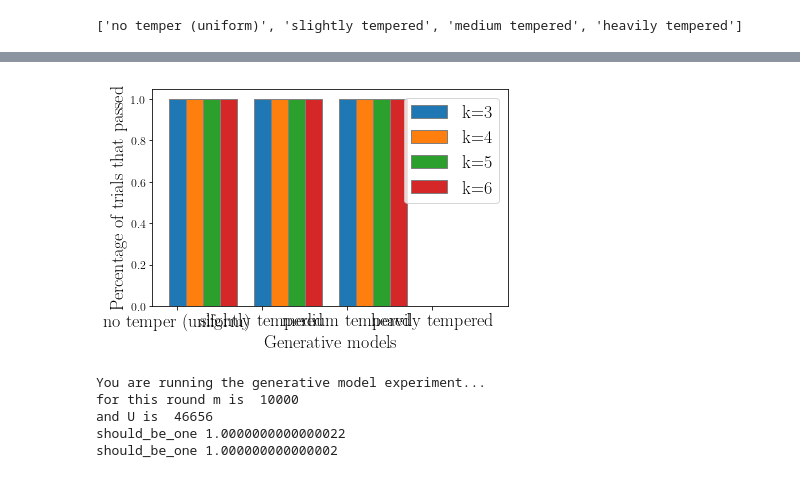
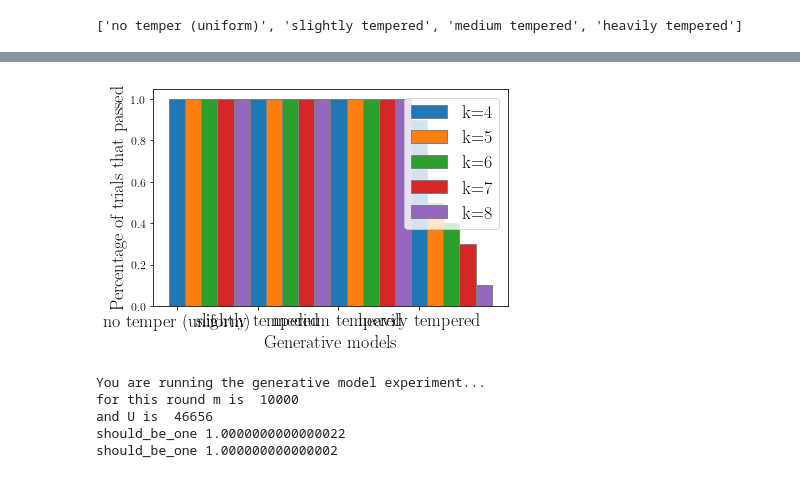
Before and after one commit to AnjaKroon/GenModel, a Jupyter notebook: Plotting.ipynb, the cells around one changed output, grey strips where cells are left out. Cells and saved outputs as stored; diff of their text form; code cells hidden in the pictures.

```diff
--- a/Plotting.ipynb
+++ b/Plotting.ipynb
@@ -18,7 +20,7 @@ path_dir = 'results'
 base =6
 power_base = base
 list_files = load_all_files(path_dir)
-file_to_load = 'SYNTH_'+str(base**base)+'_100000_10_3_2_binning'
+file_to_load = 'SYNTH_'+str(base**base)+'_10000_10_3_2_binning'
 print(file_to_load)
 print(list_files)
 for file in list_files:
@@ -36,15 +38,19 @@ found
 list_of_title_q = list(data.keys())
 
 print(list_of_title_q)
-Bs = len(list(data[list_of_title_q[0]]))
-Bs = [3,4,5,6]
+if len(list(data[list_of_title_q[0]])) == 5:
+
+    Bs = [4,5,6,7,8]
+if len(list(data[list_of_title_q[0]])) == 4:
+
+    Bs = [3,4,5,6]
 m = 10000
 
 
 store_results_algo = {}
 store_results_random = {}
 store_results_ranking = {'algo': [], 'random': []}
-metrics = ['S', 'test', 'binning']
+metrics = ['S', 'test', 'binning', 'A']
 for metric in metrics:
     store_results_algo[metric] = {}
     store_results_random[metric] = {}
@@ -54,20 +60,22 @@ for metric in metrics:
 # %% [output]
 ['no temper (uniform)', 'slightly tempered', 'medium tempered', 'heavily tempered']
 # %%
-test_epsilon = 0.01
+test_epsilon = 0.07
 print(test_epsilon)
-delta = 0.1
+delta = 1/3
 for b in range(4):  # For each bin granularity
     for i, q_name in enumerate(list_of_title_q):
-
+        print(q_name)
         list_binned_algo = data[q_name][b]
 
         test_algo = [1-reject_if_bad_test(
                     trial['p'], trial['q'], m, epsilon=test_epsilon, delta=delta)[0] for trial in list_binned_algo]
+        print(test_algo)
         A = [np.sqrt(reject_if_bad_test(
                     trial['p'], trial['q'], m, epsilon=test_epsilon, delta=delta)[1]) for trial in list_binned_algo]
-        print(A)
+
         store_results_algo['test'][q_name].append(test_algo)
+        store_results_algo['A'][q_name].append(A)
 
 plot_data={'x': Bs, 'data': store_results_algo['test']}
 # %% [output]
@@ -111,12 +173,11 @@ store_results_algo
 # %%
-
-put_plot_rank(os.path.join('figures',file_name+'.pdf'), plot_data['x'], plot_data['data'])
-
-# plot_stat(os.path.join('figures',str(test_epsilon)+file_name+'.pdf'), 'Bins' , 'algo')
-plt.savefig(str(test_epsilon)+'test.pdf')
+plt.close()
+put_plot_rank(None, plot_data['x'], plot_data['data'])
+#plot_stat(os.path.join('figures',str(test_epsilon)+file_name+'.pdf'), 'Bins' , 'algo')
+plt.show()
 # plt.close()
 # %% [output]
-[figure, old version]
+[figure, new version]
 # %%
 
 import math
```
Also changed, not shown: parts of 6 cells of this notebook, 4 other files.
